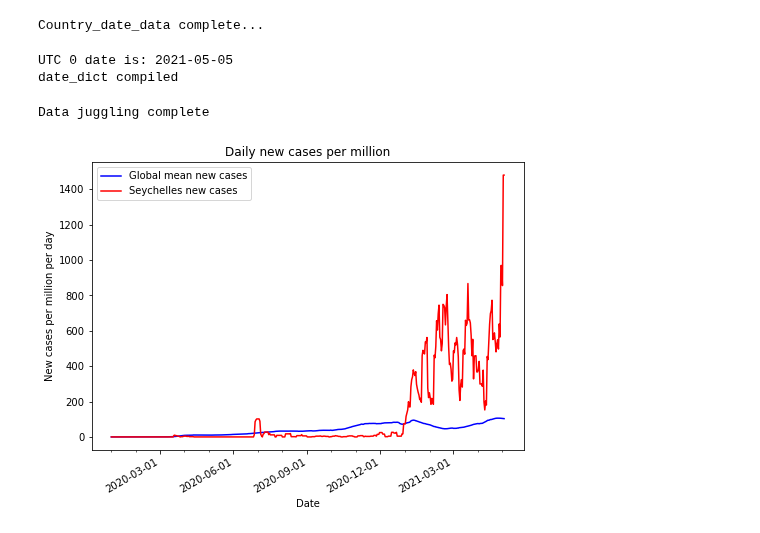
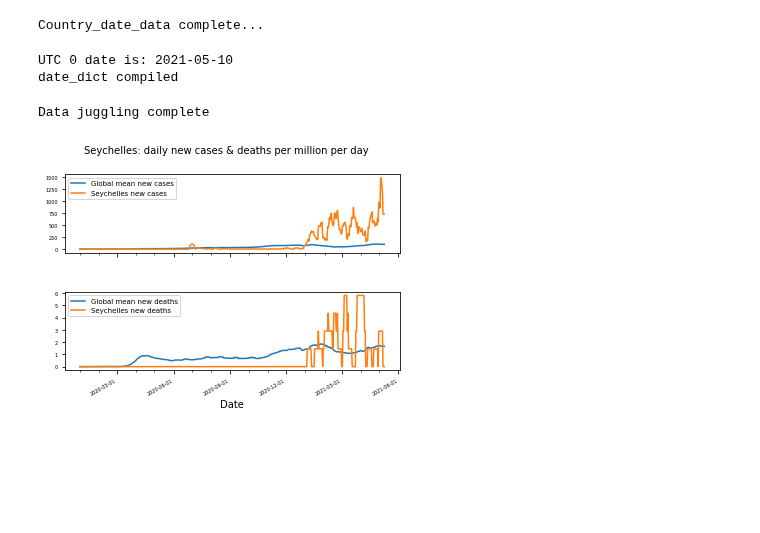
Before and after one commit to Ipgnosis/covid_analysis, a Jupyter notebook: covid-json.ipynb, the cells around one changed output. Drawn from its saved outputs; the diff is of its cells as text; code cells hidden in the pictures; blank space fills up the shorter version.

Commit message:
Subplot now working

```diff
--- a/covid-json.ipynb
+++ b/covid-json.ipynb
@@ -91,9 +91,9 @@ Country_date_data complete...
 # %%
 # cycle through each day's collections of new cases and new deaths
 
-# truncate today's data, as it will almost certainly be incomplete
-now = datetime.now()
-this_date = str(datetime.date(now))
+# truncate today's (zulu time) data, as it will almost certainly be incomplete
+this_date = datetime.utcnow().strftime("%Y-%m-%d")
+
 if this_date in country_date_data.keys():
     country_date_data.pop(this_date)
 print("UTC 0 date is:", this_date)
@@ -135,7 +135,7 @@ print("date_dict compiled")
 #test_date = '2021-05-04'
 #print("date_dict for {}: {}".format(test_date, date_dict[test_date]))
 # %% [output]
-UTC 0 date is: 2021-05-05
+UTC 0 date is: 2021-05-10
 date_dict compiled
 # %%
 # re-juggle the data for the chart
@@ -195,35 +203,45 @@ Data juggling complete
 # %%
 # package up the matplotlib data
 
 # manage the labels
-chart_title_str = "Daily new {} per million".format(label_str)
-y_axis_label_str = "New {} per million per day".format(label_str)
-y_axis_legend_str = "Global mean new {}".format(label_str)
-y1_axis_legend_str = "{} new {}".format(y1_axis_label, label_str)
+chart_title_str = "{}: daily new cases & deaths per million per day".format(y_axis_label)
+y1_axis_label_str = "New cases"
+y2_axis_label_str = "New deaths"
+
+yw1_axis_legend_str = "Global mean new cases"
+y1_axis_legend_str = "{} new cases".format(y_axis_label)
+
+yw2_axis_legend_str = "Global mean new deaths"
+y2_axis_legend_str = "{} new deaths".format(y_axis_label)
 
 # create the labels
 labels_obj = {}
 labels_obj['chart_title'] = chart_title_str
 
 labels_obj['x_axis_label'] = "Date"
-labels_obj['y_axis_label'] = y_axis_label_str
+labels_obj['y1_axis_label'] = y1_axis_label_str
+labels_obj['y2_axis_label'] = y2_axis_label_str
 
-labels_obj['legend_1'] = y_axis_legend_str
-labels_obj['legend_2'] = y1_axis_legend_str
+labels_obj['legend_1a'] = yw1_axis_legend_str
+labels_obj['legend_1b'] = y1_axis_legend_str
+labels_obj['legend_2a'] = yw2_axis_legend_str
+labels_obj['legend_2b'] = y2_axis_legend_str
 
 # package the results
 results_obj = {}
 
 results_obj['x_axis'] = x_axis
-results_obj['y_axis'] = y_axis
+results_obj['yw1_axis'] = yw1_axis
 results_obj['y1_axis'] = y1_axis
+results_obj['yw2_axis'] = yw2_axis
+results_obj['y2_axis'] = y2_axis
 
-# pacakge the params
+# package the params
 params_obj = {}
 
-params_obj['axis_settings'] = [min_x, min_y, max_x, max_y]
+params_obj['axis_settings'] = [min_x, max_x, min_y1, max_y1, min_y2, max_y2]
 
 # call matplotlib driver function
-line_plot(labels_obj, results_obj, params_obj)
+subplot_share_axis(labels_obj, results_obj, params_obj)
 # %% [output]
-[figure, old version]
+[figure, new version]
```
Also changed, not shown: parts of 3 cells of this notebook, 6 other files.
